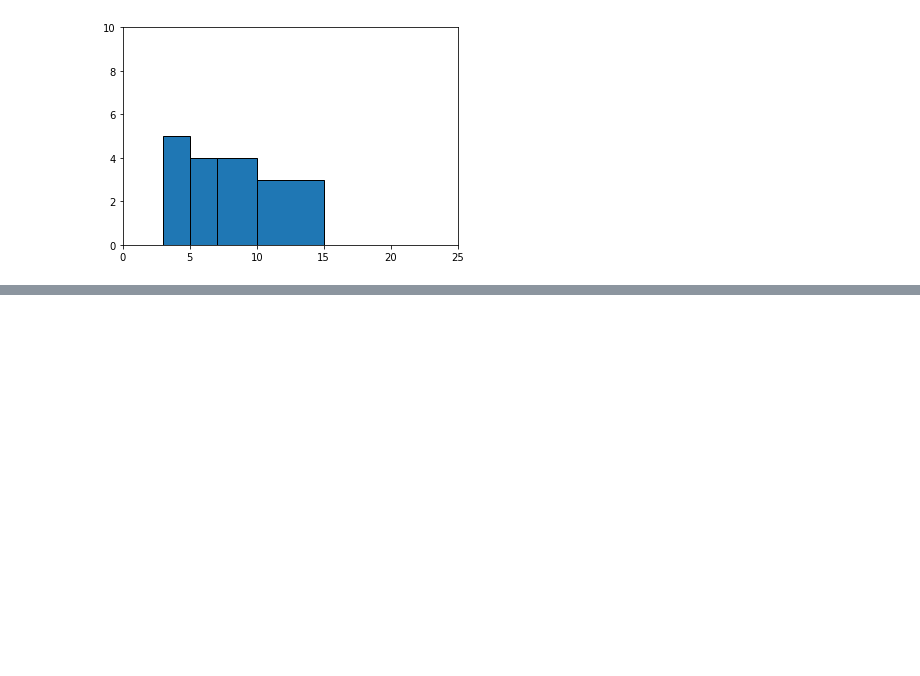
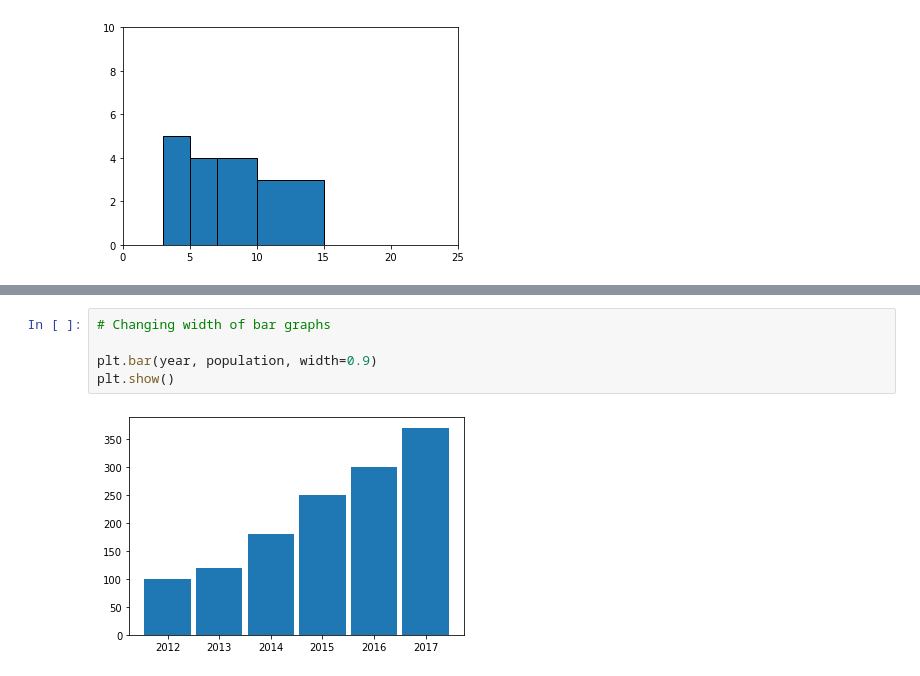
Before and after one commit to sidgupta234/CodingNinjas_DataScience_MachineLearning, a Jupyter notebook: Lecture_13_plottingGraphs/plottingGraphs.ipynb, the cells around one changed output, grey strips where cells are left out. Cells and saved outputs as stored; diff of their text form; blank space fills up the shorter version.

```diff
--- a/Lecture_13_plottingGraphs/plottingGraphs.ipynb
+++ b/Lecture_13_plottingGraphs/plottingGraphs.ipynb
@@ -415,0 +434,7 @@ plt.show()
+# %%
+# Changing width of bar graphs
+
+plt.bar(year, population, width=0.9)
+plt.show()
+# %% [output]
+[figure, added]
```
Also changed, not shown: parts of 6 cells of this notebook.
